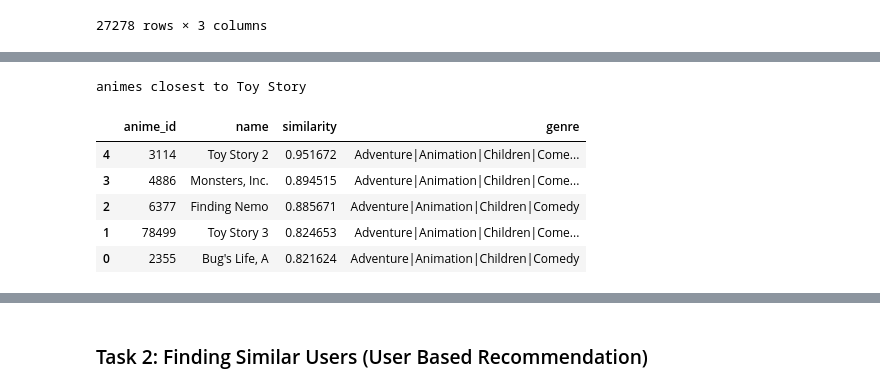
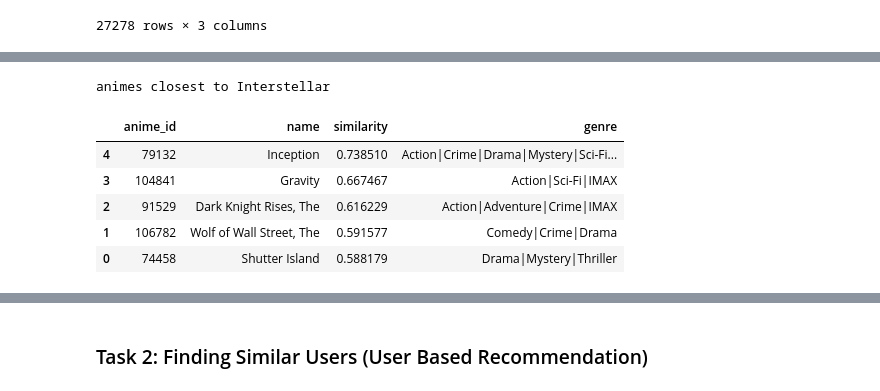
Before and after one commit to suzzini/DS_Project, a Jupyter notebook: 포트폴리오_추천시스템.ipynb, the cells around one changed output, grey strips where cells are left out. Saved outputs shown, nothing was run; the diff lists cells and outputs as text; code cells hidden in the pictures.

```diff
--- a/포트폴리오_추천시스템.ipynb
+++ b/포트폴리오_추천시스템.ipynb
@@ -351,3 +336,0 @@ movie
-# %%
-id_or_name='Toy Story'
-movie[movie.title == 'Toy Story'].title.values[0]
@@ -447,10 +412,10 @@ def find_similar_movies(name, n=10, return_dist=False, neg=False):
 # %%
-find_similar_movies('Toy Story', n=5, neg=False)
+find_similar_movies('Interstellar'	, n=5, neg=False)
 # %% [output]
-animes closest to Toy Story
+animes closest to Interstellar
 |  | anime_id | name | similarity | genre |
-| 4 | 3114 | Toy Story 2 | 0.951672 | Adventure|Animation|Children|Come... |
-| 3 | 4886 | Monsters, Inc. | 0.894515 | Adventure|Animation|Children|Come... |
-| 2 | 6377 | Finding Nemo | 0.885671 | Adventure|Animation|Children|Comedy |
-| 1 | 78499 | Toy Story 3 | 0.824653 | Adventure|Animation|Children|Come... |
-| 0 | 2355 | Bug's Life, A | 0.821624 | Adventure|Animation|Children|Comedy |
+| 4 | 79132 | Inception | 0.738510 | Action|Crime|Drama|Mystery|Sci-Fi... |
+| 3 | 104841 | Gravity | 0.667467 | Action|Sci-Fi|IMAX |
+| 2 | 91529 | Dark Knight Rises, The | 0.616229 | Action|Adventure|Crime|IMAX |
+| 1 | 106782 | Wolf of Wall Street, The | 0.591577 | Comedy|Crime|Drama |
+| 0 | 74458 | Shutter Island | 0.588179 | Drama|Mystery|Thriller |
```
Also changed, not shown: parts of 24 cells of this notebook.
